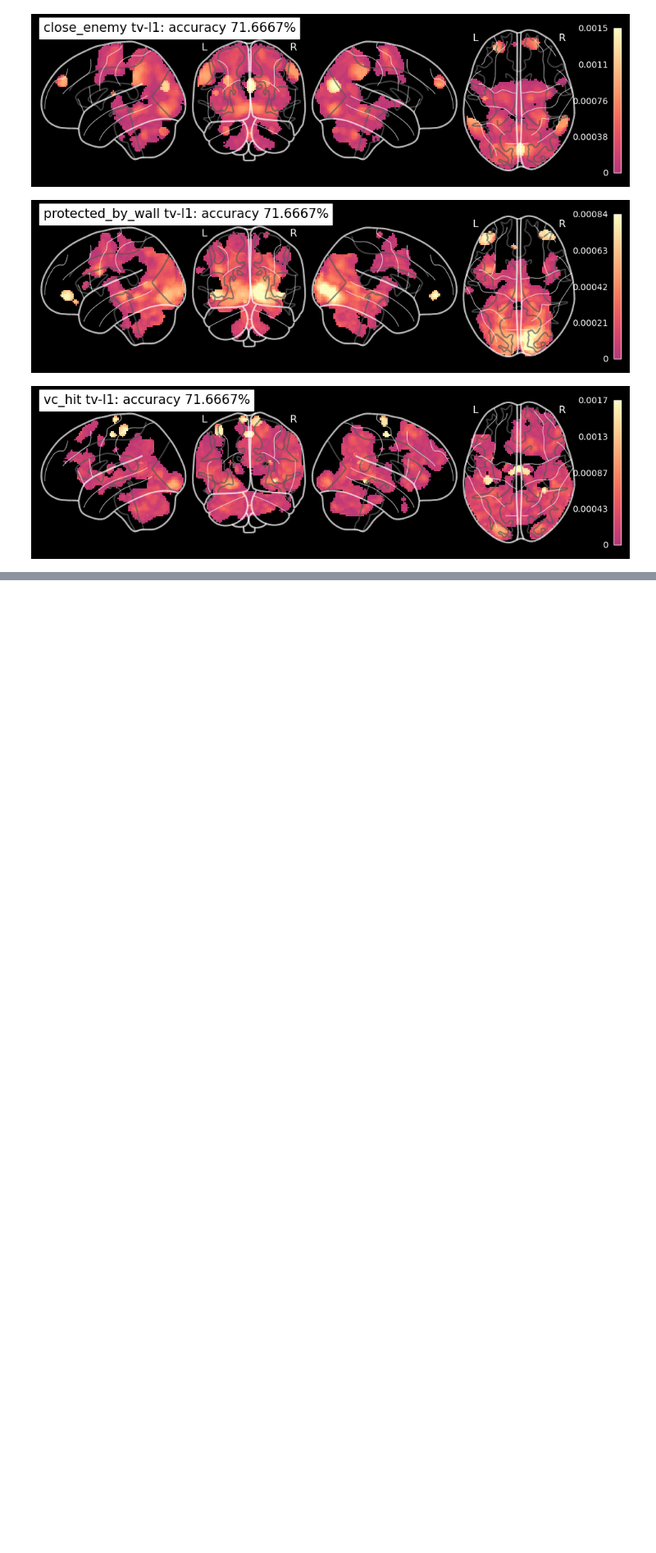
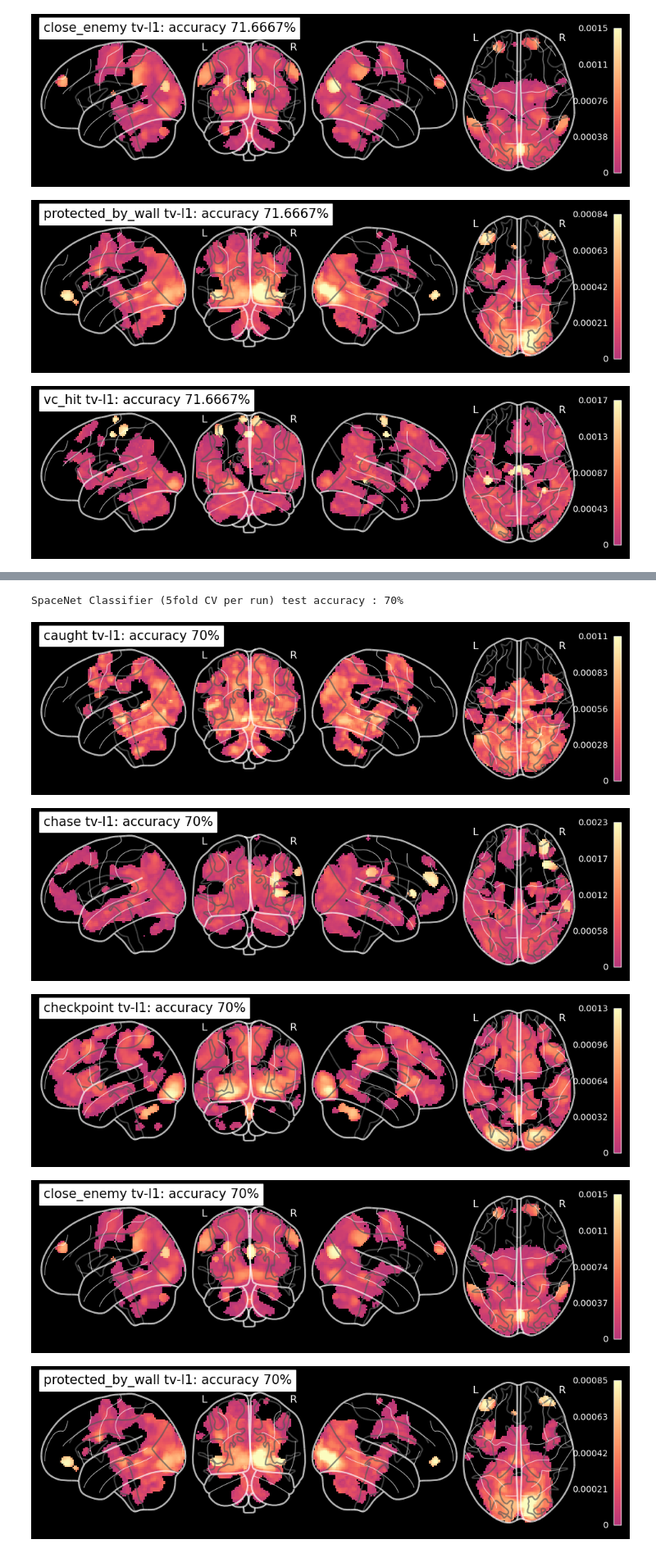
Before and after one commit to Alicia-max/MVPA_fMRI-Analysis, a Jupyter notebook: SpaceNet.ipynb, the cells around one changed output, grey strips where cells are left out. Shown at 82% size. Drawn from its saved outputs; the diff is of its cells as text; code cells hidden in the pictures; blank space fills up the shorter version.

Commit message:
SpaceNey 5fold CV per 9 sub and per run

```diff
--- a/SpaceNet.ipynb
+++ b/SpaceNet.ipynb
@@ -77,0 +68,13 @@ from sklearn.model_selection import LeaveOneGroupOut, cross_val_score
+# %%
+labels_train = labels[num_imgs_per_sub * num_subs_for_test:]
+
+beta_maps_train_9sub = nib.funcs.concat_images(beta_maps[num_subs_for_test:], axis = -1)
+
+beta_maps_train_run = beta_maps[num_subs_for_test].slicer[..., :6]
+
+for i in range(5):
+    for j in range(45):
+        sliced_by_run = beta_maps[j+num_subs_for_test].slicer[..., (i*6):(i*6 + 6)]
+        beta_maps_train_run = nib.funcs.concat_images([beta_maps_train_run, sliced_by_run], axis = -1)
+
+beta_maps_train_run = beta_maps_train_run.slicer[..., 6:]
@@ -137,0 +147,17 @@ for i, condition in enumerate(conditions):
+# %%
+# This is the run for 5fold CV per run!
+decoder = SpaceNetClassifier(penalty='tv-l1',
+                             mask=mask,
+                             max_iter=10, # default is 200
+                             cv=5,
+                             n_jobs=1,
+                             standardize=True,
+                             memory="nilearn_cache",
+                             memory_level=2,
+                             verbose=1)
+
+decoder.fit(beta_maps_train_run, labels_train)
+
+print(getattr(decoder,'cv_'))
+print(getattr(decoder,'cv_scores_'))
+print(getattr(decoder,'best_model_params_'))
@@ -137,0 +300,21 @@ for i, condition in enumerate(conditions):
+# %%
+# Prediction
+test_pred = decoder.predict(beta_maps_test)
+# Return average accuracy
+accuracy = (test_pred == labels_test).mean() * 100.
+print("\nSpaceNet Classifier (5fold CV per run) test accuracy : %g%%" % accuracy)
+# %% [output]
+SpaceNet Classifier (5fold CV per run) test accuracy : 70%
+# %%
+coef_img = decoder.coef_img_
+
+conditions = ['caught', 'chase', 'checkpoint', 'close_enemy', 'protected_by_wall', 'vc_hit']
+for i, condition in enumerate(conditions):
+    plot_glass_brain(coef_img.slicer[...,i], black_bg=True, colorbar=True, display_mode='lyrz', symmetric_cbar=False,
+                 cmap='magma', title=condition + ' tv-l1: accuracy %g%%' % accuracy)
+# %% [output]
+[figure, added]
+[figure, added]
+[figure, added]
+[figure, added]
+[figure, added]
```
Also changed, not shown: parts of 14 cells of this notebook.
